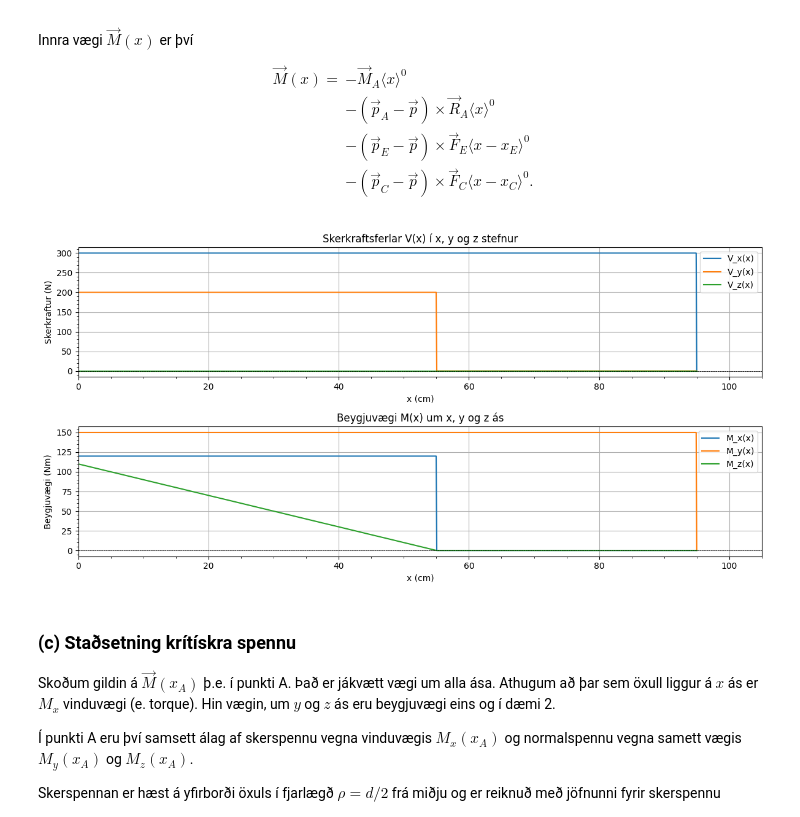
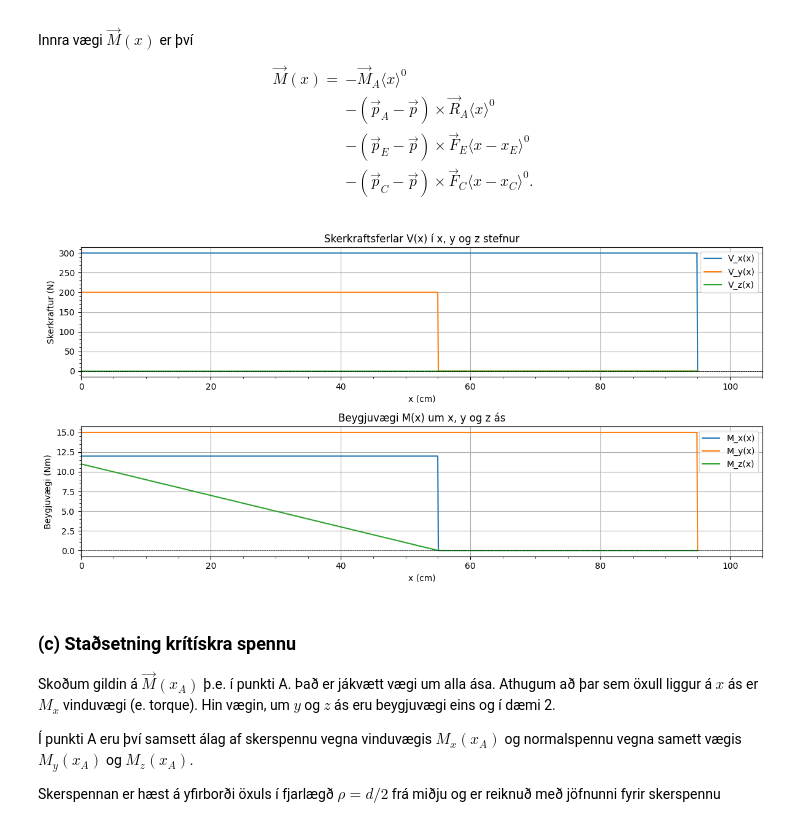
Before and after one commit to kriorog/vel407g_honvel, a Jupyter notebook: 2026/skilaverkefni/v1/skilaverkefni_1_lausn2.ipynb, the cells around one changed output. Saved outputs shown, nothing was run; the diff lists cells and outputs as text; code cells hidden in the pictures.

```diff
--- a/2026/skilaverkefni/v1/skilaverkefni_1_lausn2.ipynb
+++ b/2026/skilaverkefni/v1/skilaverkefni_1_lausn2.ipynb
@@ -898,9 +892,9 @@ $$
 
 # skilgreinum fyrst punktana A, C, E í metrum
 p_A = np.array([0, 0, 0]) # m
-p_C = np.array([55 + 40, 0, 50]) / 1e2 # m
-p_E = np.array([55, 0, -60]) / 1e2 # m
-p_D = np.array([55 + 40, 0, 0]) / 1e2 # m
+p_C = np.array([55 + 40, 0, 50]) / 1e3 # m
+p_E = np.array([55, 0, -60]) / 1e3 # m
+p_D = np.array([55 + 40, 0, 0]) / 1e3 # m
 
 # skilgreinum kraftana í hverjum punkti í N
 F_C = np.array([300, 0, 0]) # N
@@ -999,12 +993,12 @@ import matplotlib.pyplot as plt
 
 # skilgreinum punktana A, C, E í metrum
 p_A = np.array([0, 0, 0]) # m
-p_C = np.array([55 + 40, 0, 50]) / 1e2 # m
-p_E = np.array([55, 0, -60]) / 1e2 # m
-p_D = np.array([55 + 40, 0, 0]) / 1e2 # m
+p_C = np.array([55 + 40, 0, 50]) / 1e3 # m
+p_E = np.array([55, 0, -60]) / 1e3 # m
+p_D = np.array([55 + 40, 0, 0]) / 1e3 # m
 
 # skilgreinum x gildi fyrir hvern ás
-x_vals = np.linspace(0, p_D[0]*100, 1000) # x gildi í cm
+x_vals = np.linspace(0, p_D[0]*1000, 1000) # x gildi í cm
 
 # reiknum V(x) og M(x) fyrir hvern ás
 def V_fun(x, R_A, M_A):
@@ -1026,38 +1020,38 @@ def M_fun(x, R_A, M_A):
         - np.cross(p_C - p, F_C * mac(x, p_C[0], 0))
     )
     return M
 
-V_vals = np.array([V_fun(x/100, R_A, M_A) for x in x_vals]) # setjum inn cm sem m
-M_vals = np.array([M_fun(x/100, R_A, M_A) for x in x_vals]) # setjum inn cm sem m
+V_vals = np.array([V_fun(x/1000, R_A, M_A) for x in x_vals]) # setjum inn cm sem m
+M_vals = np.array([M_fun(x/1000, R_A, M_A) for x in x_vals]) # setjum inn cm sem m
 plt.figure(figsize=(12, 6))
 plt.subplot(2, 1, 1)
 plt.plot(x_vals, V_vals[:, 0], label='V_x(x)')
 plt.plot(x_vals, V_vals[:, 1], label='V_y(x)')
 plt.plot(x_vals, V_vals[:, 2], label='V_z(x)')
 plt.title('Skerkraftsferlar V(x) í x, y og z stefnur')
 plt.xlabel('x (cm)')
 plt.ylabel('Skerkraftur (N)')
 plt.axhline(0, color='black', linewidth=0.5, linestyle='--')
-plt.xlim([0, p_D[0]*100+10])
+plt.xlim([0, p_D[0]*1000 + 10])
 plt.minorticks_on()
 plt.legend()
 plt.grid()
 plt.subplot(2, 1, 2)
 plt.plot(x_vals, M_vals[:, 0], label='M_x(x)')
 plt.plot(x_vals, M_vals[:, 1], label='M_y(x)')
 plt.plot(x_vals, M_vals[:, 2], label='M_z(x)')
 plt.title('Beygjuvægi M(x) um x, y og z ás')
 plt.xlabel('x (cm)')
 plt.ylabel('Beygjuvægi (Nm)')
 plt.axhline(0, color='black', linewidth=0.5, linestyle='--')
-plt.xlim([0, p_D[0]*100+10])
+plt.xlim([0, p_D[0]*1000 + 10])
 plt.minorticks_on()
 plt.legend()
 plt.grid()
 plt.tight_layout()
 plt.show()
 # %% [output]
-[figure, old version]
+[figure, new version]
 # %% [markdown]
 ### (c) Staðsetning krítískra spennu
 Skoðum gildin á $\vec{M}(x_A)$ þ.e. í punkti A. Það er jákvætt vægi um alla ása. Athugum að þar sem öxull liggur á $x$ ás er $M_x$ vinduvægi (e. torque). Hin vægin, um $y$ og $z$ ás eru beygjuvægi eins og í dæmi 2.
```
Also changed, not shown: parts of 5 cells of this notebook.
